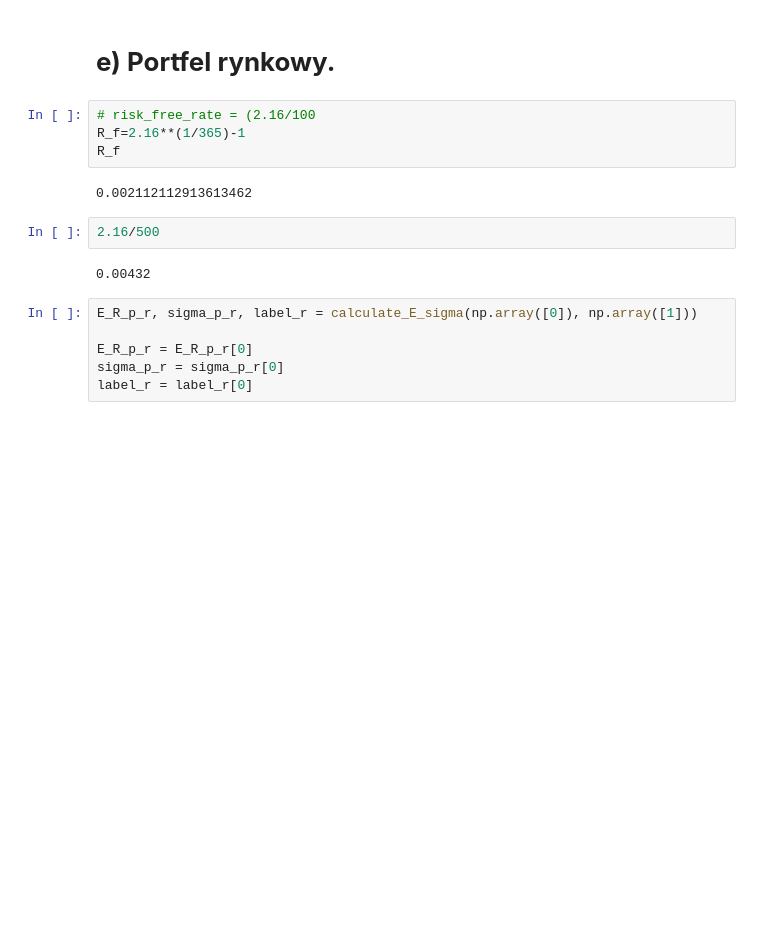
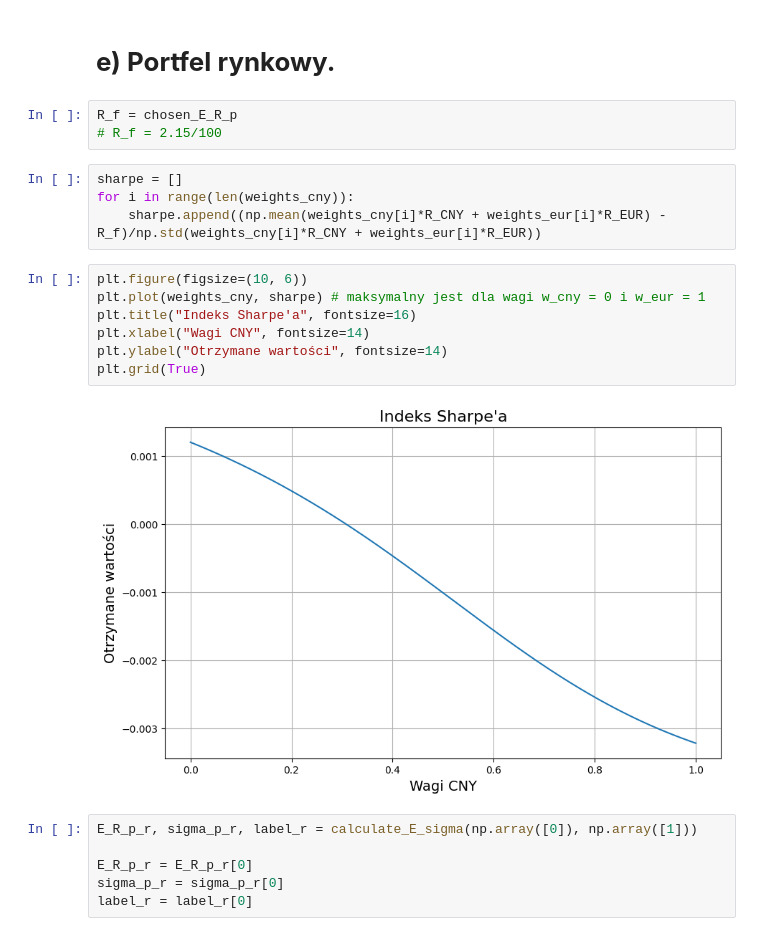
Before and after one commit to OlaHodera/risk, a Jupyter notebook: projekt 4/portfele.ipynb, the cells around one changed output. Cells and saved outputs as stored; diff of their text form; blank space fills up the shorter version.

```diff
--- a/projekt 4/portfele.ipynb
+++ b/projekt 4/portfele.ipynb
@@ -297,16 +294,22 @@ plt.show()
 [figure]
 # %% [markdown]
 # **e) Portfel rynkowy.**
-# %%
-# risk_free_rate = (2.16/100
-R_f=2.16**(1/365)-1
-R_f
-# %% [output]
-0.002112112913613462
-# %%
-2.16/500
-# %% [output]
-0.00432
+# %%
+R_f = chosen_E_R_p
+# R_f = 2.15/100
+# %%
+sharpe = []
+for i in range(len(weights_cny)):
+    sharpe.append((np.mean(weights_cny[i]*R_CNY + weights_eur[i]*R_EUR) - R_f)/np.std(weights_cny[i]*R_CNY + weights_eur[i]*R_EUR))
+# %%
+plt.figure(figsize=(10, 6))
+plt.plot(weights_cny, sharpe) # maksymalny jest dla wagi w_cny = 0 i w_eur = 1
+plt.title("Indeks Sharpe'a", fontsize=16)
+plt.xlabel("Wagi CNY", fontsize=14)
+plt.ylabel("Otrzymane wartości", fontsize=14)
+plt.grid(True)
+# %% [output]
+[figure, added]
 # %%
 E_R_p_r, sigma_p_r, label_r = calculate_E_sigma(np.array([0]), np.array([1]))
 
```
Also changed, not shown: parts of 1 cell of this notebook.
